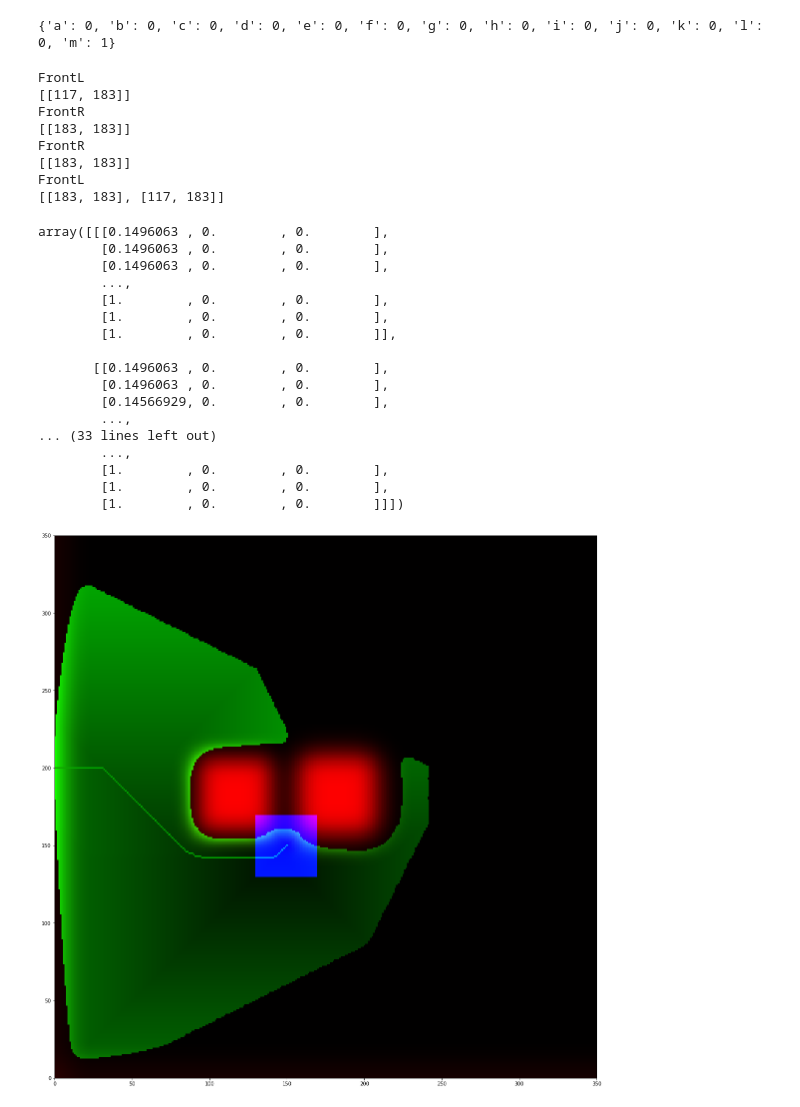
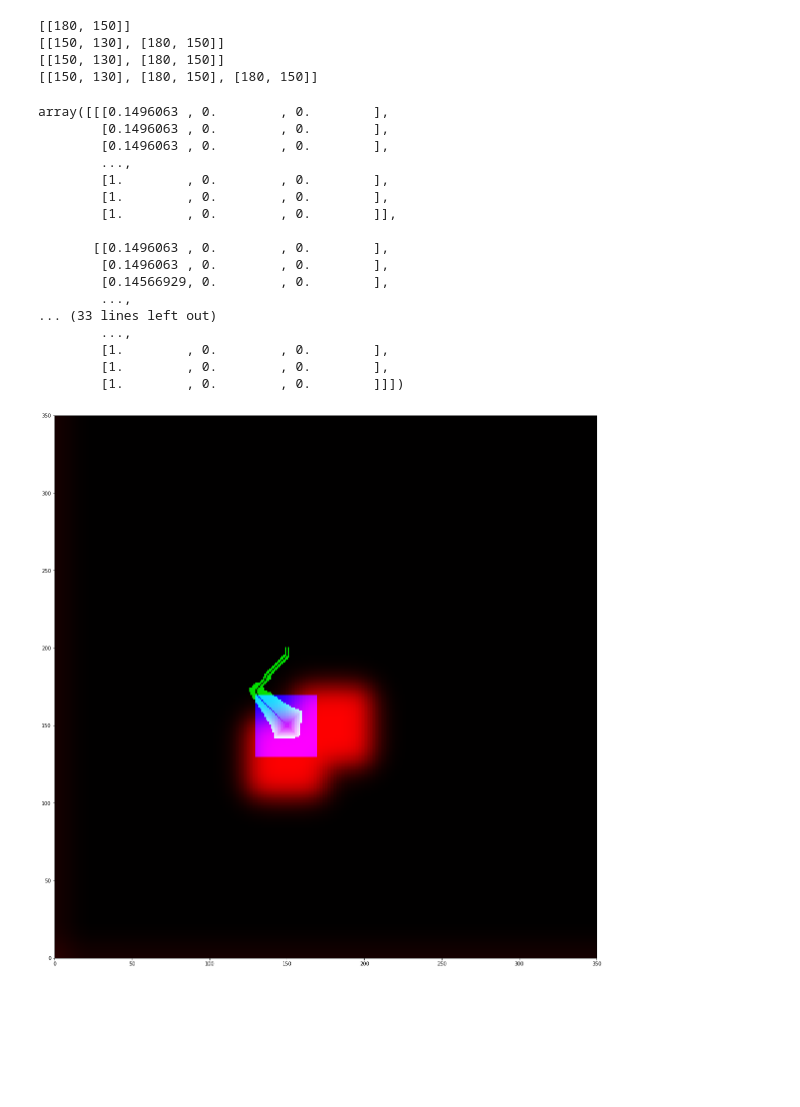
Before and after one commit to Guilhem74/STI_Robotic_Competition_Software, a Jupyter notebook: Architecture/main.ipynb, the cells around one changed output. Saved outputs shown, nothing was run; the diff lists cells and outputs as text; code cells hidden in the pictures; blank space fills up the shorter version.

```diff
--- a/Architecture/main.ipynb
+++ b/Architecture/main.ipynb
@@ -231,34 +207,3 @@ mapper.display(G,path,robot)
 while(buf_broadcast):
     received=buf_broadcast.popleft()
     print(received)
-# %%
-import robot as Robot
-from Astar import *
-from Mapping import *
-import numpy as np
-import matplotlib.pyplot as plt
-from parse import *
-%matplotlib inline
-mapper = Mapping()
-robot = Robot.robot(2000,2000,0)
-
-mapper.new_obstacle( robot, "FRONT")
-
-grid_updated=mapper.map()
-Get_Pos=robot.get_position()
-path, cost , G = AStarSearch((Get_Pos[0],Get_Pos[1]), (0,2000), grid_updated)
-checkpoint = find_vertice(path)
-print(checkpoint)
-print(robot.x,robot.y)
-#robot.set_position(3000,2000,0)
-#mapper.new_obstacle(robot, "RIGHT")
-
-
-new_x,newy,theta_robot = checkpoint_in_fov(robot,checkpoint)
-robot.set_position(new_x,newy,theta_robot)
-Get_Pos=robot.get_position()
-path, cost , G = AStarSearch((Get_Pos[0],Get_Pos[1]), (3000,2000), grid_updated)
-checkpoint = find_vertice(path)
-print(checkpoint)
-corrected_checkpoint = checkpoint_corrector(checkpoint)
-mapper.display(G,path,robot)
@@ -323,64 +228,47 @@ while(running)
             continue
     #to here the robot can move
     Bottle_detection_behavior(Actual_Pos,Map_Rewards)
-# %%
-sensors_state = {'a':0,'b':0,'c':0,'d':0,'e':0,'f':0,'g':0,'h':0,'i':0,'j':0,'k':0,'l':0,'m':0}
-mask = 1
-fb_sensors =
-for sensor in  sensors_state:
-    if fb_sensors&mask>0:
-        sensors_state[sensor]=1
-
-    mask = mask * 2
-print(sensors_state)
-# %% [output]
-{'a': 0, 'b': 0, 'c': 0, 'd': 0, 'e': 0, 'f': 0, 'g': 0, 'h': 0, 'i': 0, 'j': 0, 'k': 0, 'l': 0, 'm': 1}
 # %%
 import robot as Robot
-from Astar import *
-from Mapping import *
+import Astar as Path_Generator
+import Mapping as Map_Generator
 import numpy as np
 import matplotlib.pyplot as plt
 from parse import *
 %matplotlib inline
 robot = Robot.robot(1500,15000,90)
 robot.set_position(1500,1500,90)
-a = int(0b1000000000000 )
 print(robot.sensor_state(1024+64))
 print(robot.sensor_state(2048+16))
-mapper = Mapping()
+mapper = Mapping.Mapping()
 grid_updated=mapper.map()
 
 mapper.new_obstacle(robot.sensor_state(2048+16))
 grid=mapper.new_obstacle(robot.sensor_state(1024+64))
 grid_updated=mapper.map()
-path, cost , G = AStarSearch((1500,1500), (0,2000), grid_updated)
+path, cost , G = Path_Generator.AStarSearch((1500,1500), (1500,2000), grid_updated)
 
 mapper.display(G,path,robot)
 # %% [output]
-FrontL
-[[117, 183]]
-FrontR
-[[183, 183]]
-FrontR
-[[183, 183]]
-FrontL
-[[183, 183], [117, 183]]
+[[180, 150]]
+[[150, 130], [180, 150]]
+[[150, 130], [180, 150]]
+[[150, 130], [180, 150], [180, 150]]
 array([[[0.1496063 , 0.        , 0.        ],
         [0.1496063 , 0.        , 0.        ],
         [0.1496063 , 0.        , 0.        ],
         ...,
         [1.        , 0.        , 0.        ],
         [1.        , 0.        , 0.        ],
         [1.        , 0.        , 0.        ]],
 
        [[0.1496063 , 0.        , 0.        ],
         [0.1496063 , 0.        , 0.        ],
         [0.14566929, 0.        , 0.        ],
         ...,
 ... (33 lines left out)
         ...,
         [1.        , 0.        , 0.        ],
         [1.        , 0.        , 0.        ],
         [1.        , 0.        , 0.        ]]])
-[figure, old version]
+[figure, new version]
```
Also changed, not shown: parts of 18 cells of this notebook, 3 other files.
